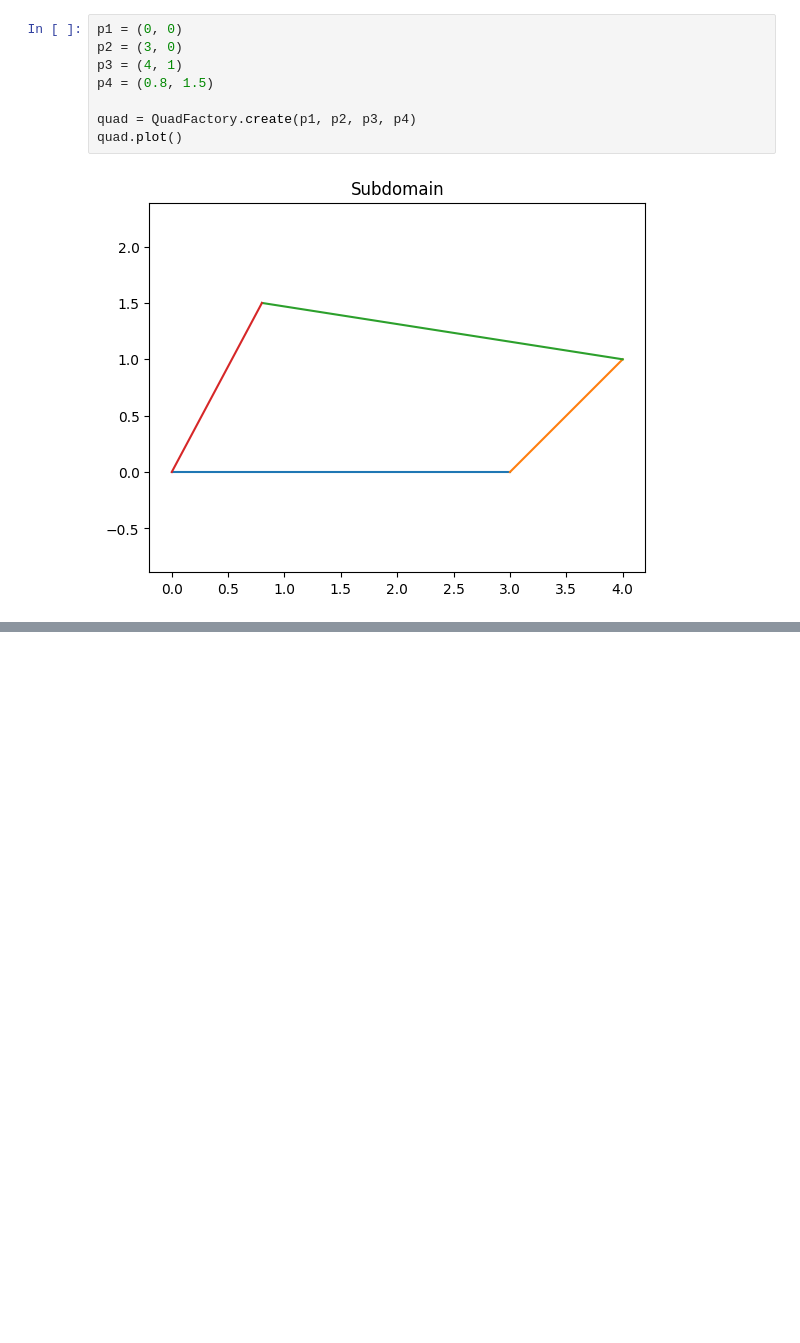
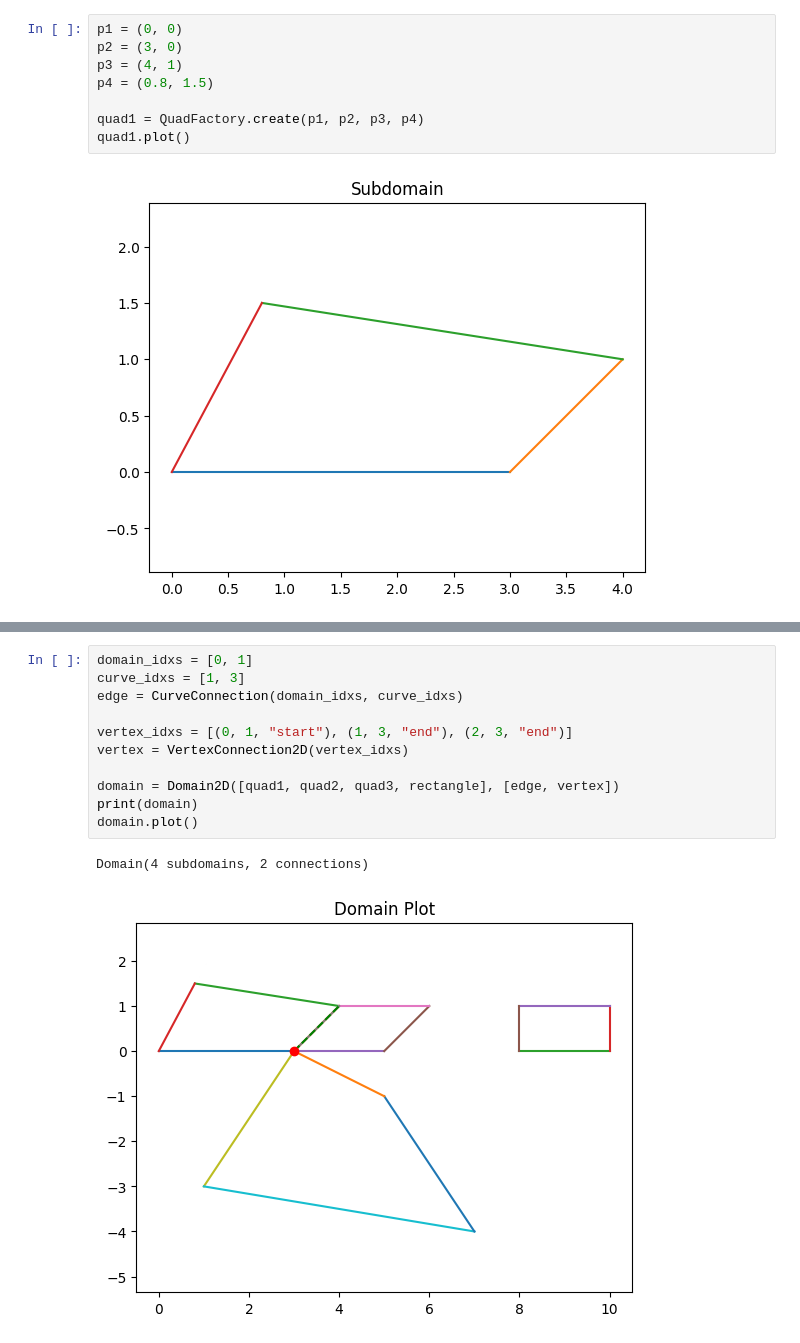
Before and after one commit to MazenAli/TT-FEMesh, a Jupyter notebook: notebooks/prototyping.ipynb, the cells around one changed output, grey strips where cells are left out. Saved outputs shown, nothing was run; the diff lists cells and outputs as text; blank space fills up the shorter version.

```diff
--- a/notebooks/prototyping.ipynb
+++ b/notebooks/prototyping.ipynb
@@ -78,8 +84,8 @@ p2 = (3, 0)
 p3 = (4, 1)
 p4 = (0.8, 1.5)
 
-quad = QuadFactory.create(p1, p2, p3, p4)
-quad.plot()
+quad1 = QuadFactory.create(p1, p2, p3, p4)
+quad1.plot()
 # %% [output]
 [figure]
 # %%
@@ -90,0 +111,14 @@ Subdomain2D(type=quadrilateral, num_curves=4)
+# %%
+domain_idxs = [0, 1]
+curve_idxs = [1, 3]
+edge = CurveConnection(domain_idxs, curve_idxs)
+
+vertex_idxs = [(0, 1, "start"), (1, 3, "end"), (2, 3, "end")]
+vertex = VertexConnection2D(vertex_idxs)
+
+domain = Domain2D([quad1, quad2, quad3, rectangle], [edge, vertex])
+print(domain)
+domain.plot()
+# %% [output]
+Domain(4 subdomains, 2 connections)
+[figure, added]
```
Also changed, not shown: parts of 4 cells of this notebook, 5 other files.
